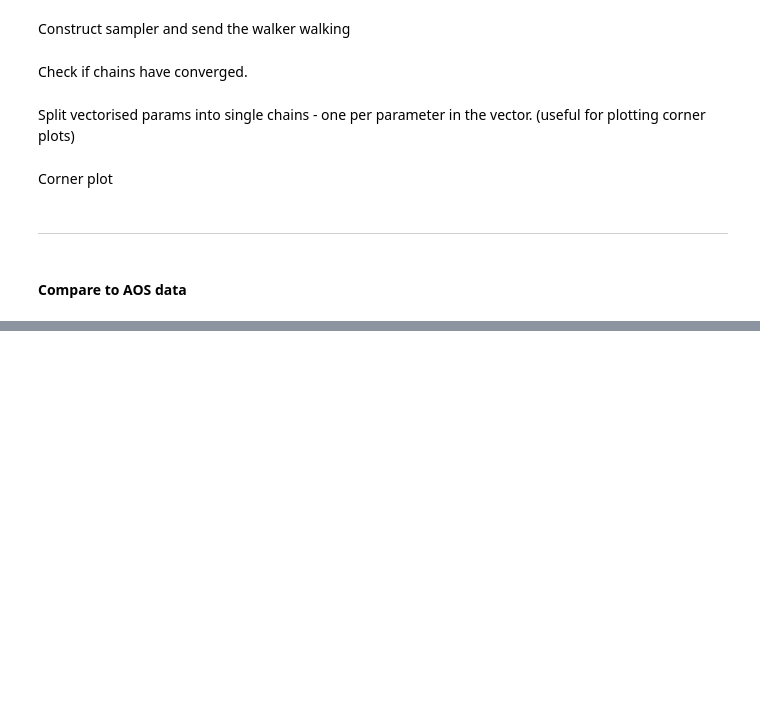
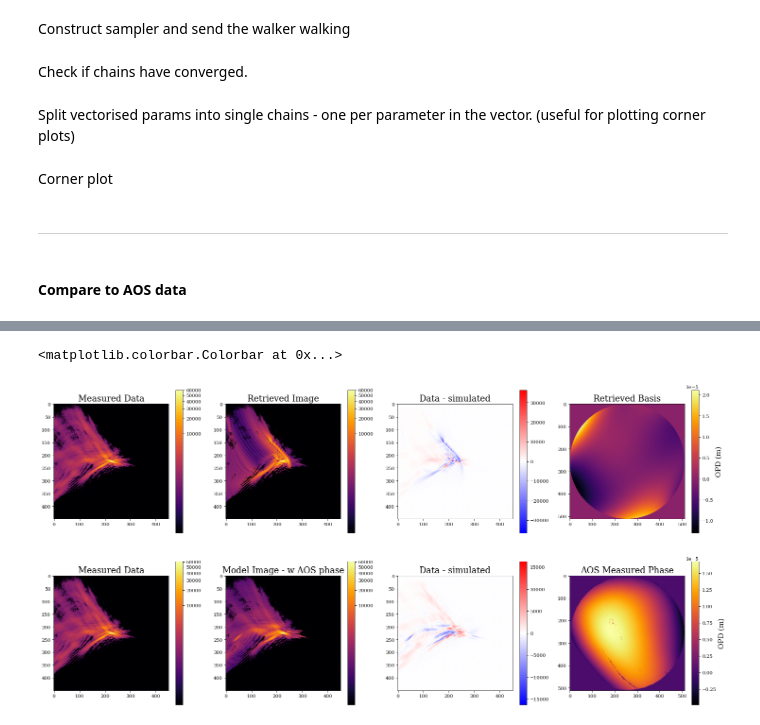
Before and after one commit to TolimanSpace/toliman_dp_design_testing, a Jupyter notebook: Gluing_Characterisation.ipynb, the cells around one changed output, grey strips where cells are left out. Cells and saved outputs as stored; diff of their text form; code cells hidden in the pictures; blank space fills up the shorter version.

```diff
--- a/Gluing_Characterisation.ipynb
+++ b/Gluing_Characterisation.ipynb
@@ -1743,10 +1772,11 @@ print(type(final_pos[0]))
 # %%
 aos_model = optics_sp180.set("psf_npixels",1000)
-test_wl = -6.328e-7 # AOS wl (m) used to measure phase (phase to OPD conversion)
+test_wl = 6.328e-7 # AOS wl (m) used to measure phase (phase to OPD conversion)
 aos_model = aos_model.insert_layer(layer=("ZygoPhaseScreen", dl.BasisLayer(basis=jnp.array([resized_masked_phase_screen*test_wl]),\
                                                                                coefficients=jnp.array([1]), as_phase=False)),index=1)
 print(aos_model, aos_model.aperture.coefficients)
 aos_psf = aos_model.propagate_mono(wavelength=green_laser_wl)
+
 
 # load final, optimised, model (using green, spider 180 - best residuals)
 final_model = optics_sp180.set("aperture.coefficients", green_glued_coeffs)
@@ -1770,42 +1818,61 @@ mask[green_sp180_data <= 255] = 0
 datapsfNorm = PowerNorm(gamma=0.2, vmin=green_sp180_data.min(), vmax=green_sp180_data.max())
 
 plt.figure(figsize=(25,12))
-plt.subplot(2,3,1)
+plt.subplot(2,4,1)
 plt.imshow(green_sp180_data, norm=datapsfNorm)
 plt.colorbar()
 plt.title("Measured Data")
-plt.subplot(2,3,2)
+plt.subplot(2,4,2)
 model_psf = final_model.model()
-psfNorm = PowerNorm(gamma=0.2, vmin=model_psf.min(), vmax=model_psf.max())
-plt.imshow(model_psf*mask, norm=psfNorm)
+model_psf_remapped =  green_sp180_data.min() + ((green_sp180_data.max() - green_sp180_data.min())/(model_psf.max()-model_psf.min()))*(model_psf - model_psf.min()) # [0,1]
+psfNorm = PowerNorm(gamma=0.2, vmin=model_psf_remapped.min(), vmax=model_psf_remapped.max())
+plt.imshow(model_psf_remapped*mask, norm=psfNorm)
 plt.title("Retrieved Image")
 plt.colorbar()
 # plt.xticks([])
 # plt.yticks([])
-plt.subplot(2,3,3)
+plt.subplot(2,4,3)
+model_psf_remapped =  green_sp180_data.min() + ((green_sp180_data.max() - green_sp180_data.min())/(model_psf.max()-model_psf.min()))*(model_psf - model_psf.min()) # [0,1]
+resid = green_sp180_data - model_psf_remapped
+resid_norm = PowerNorm(gamma=1, vmin=-np.max(np.abs(resid)), vmax=np.max(np.abs(resid)))
+plt.imshow(resid, norm=resid_norm, cmap='bwr')
+plt.title("Data - simulated")
+plt.colorbar()
+plt.subplot(2,4,4)
 plt.imshow(retrieved_basis_eval)
 plt.title("Retrieved Basis")
 plt.colorbar(label="OPD (m)")
 # plt.xticks([])
 # plt.yticks([])
-plt.subplot(2,3,4)
+plt.subplot(2,4,5)
 plt.imshow(green_sp180_data, norm=datapsfNorm)
+plt.title("Measured Data")
 plt.colorbar()
 
-plt.subplot(2,3,5)
+plt.subplot(2,4,6)
 psf_center_idx = np.unravel_index(np.argmax(aos_psf, axis=None), aos_psf.shape)
 aos_psf_cropped = aos_psf[psf_center_idx[0]-psf_hlf_sz:psf_center_idx[0]+psf_hlf_sz,
                                     psf_center_idx[1]-psf_hlf_sz:psf_center_idx[1]+psf_hlf_sz]
-psfNorm = PowerNorm(gamma=0.2, vmin=aos_psf.min(), vmax=aos_psf.max())
-plt.imshow(aos_psf_cropped*mask, norm=psfNorm)
+aos_psf_cropped_remap =  green_sp180_data.min() + ((green_sp180_data.max() - green_sp180_data.min())/(aos_psf_cropped.max()-aos_psf_cropped.min()))*(aos_psf_cropped - aos_psf_cropped.min()) # [0,1]
+psfNorm = PowerNorm(gamma=0.2, vmin=aos_psf_cropped_remap.min(), vmax=aos_psf_cropped_remap.max())
+plt.imshow(aos_psf_cropped_remap*mask, norm=psfNorm)
 plt.title("Model Image - w AOS phase")
 # plt.xticks([])
 # plt.yticks([])
 plt.colorbar()
-
-plt.subplot(2,3,6)
+plt.subplot(2,4,7)
+aos_psf_cropped_remap =  green_sp180_data.min() + ((green_sp180_data.max() - green_sp180_data.min())/(aos_psf_cropped.max()-aos_psf_cropped.min()))*(aos_psf_cropped - aos_psf_cropped.min()) # [0,1]
+resid = green_sp180_data - aos_psf_cropped_remap
+resid_norm = PowerNorm(gamma=1, vmin=-np.max(np.abs(resid)), vmax=np.max(np.abs(resid)))
+plt.imshow(resid, norm=resid_norm, cmap='bwr')
+plt.title("Data - simulated")
+plt.colorbar()
+plt.subplot(2,4,8)
 # plt.xticks([])
 # plt.yticks([])
 plt.imshow(aos_model.ZygoPhaseScreen.eval_basis())
 plt.title("AOS Measured Phase")
 plt.colorbar(label="OPD (m)")
+# %% [output]
+<matplotlib.colorbar.Colorbar at 0x...>
+[figure, added]
```
Also changed, not shown: parts of 14 cells of this notebook.
